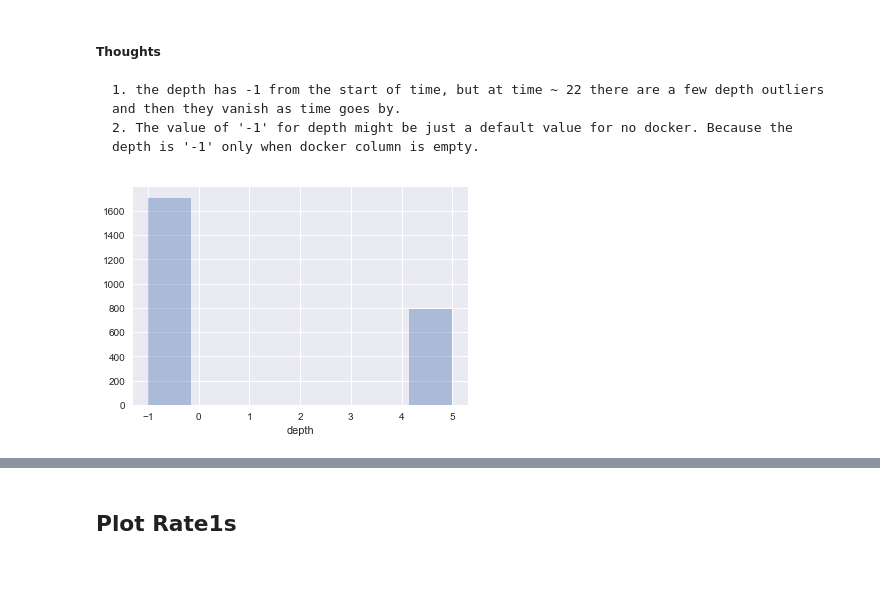
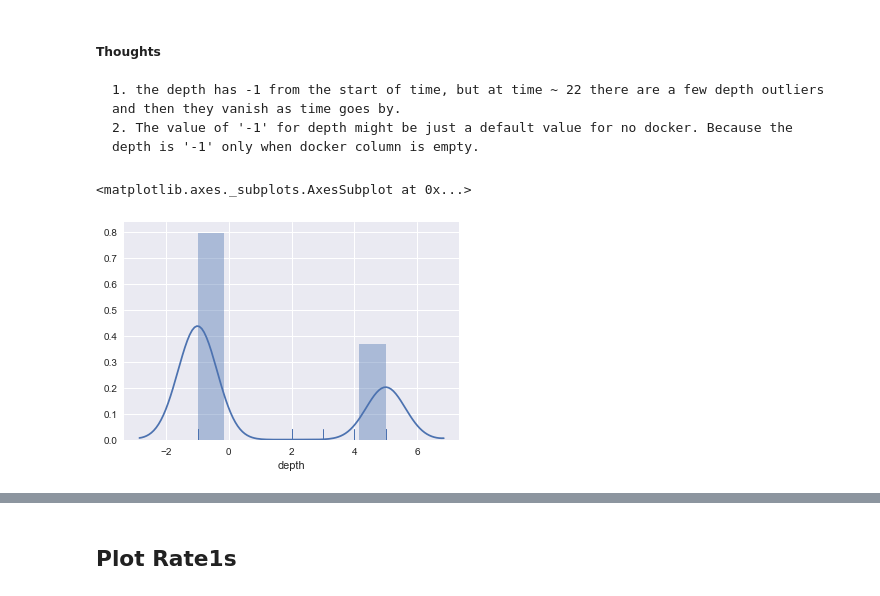
Before and after one commit to JosephKevin/TimeSeriesPrediction, a Jupyter notebook: ts_prediction_playground.ipynb, the cells around one changed output, grey strips where cells are left out. Drawn from its saved outputs; the diff is of its cells as text; code cells hidden in the pictures.

Commit message:
Added visualizations for exec, rate1s, rate5s

```diff
--- a/ts_prediction_playground.ipynb
+++ b/ts_prediction_playground.ipynb
@@ -110,6 +110,7 @@ plt.ylim(-1, 5)
     2. The value of '-1' for depth might be just a default value for no docker. Because the depth is '-1' only when docker column is empty.
 # %%
 # histogram
-sns.distplot(exec_clean['depth'], kde=False);
+sns.distplot(exec_clean['depth'], kde=True, rug=True)
 # %% [output]
+<matplotlib.axes._subplots.AxesSubplot at 0x...>
-[figure, old version]
+[figure, new version]
```
Also changed, not shown: parts of 8 cells of this notebook.
